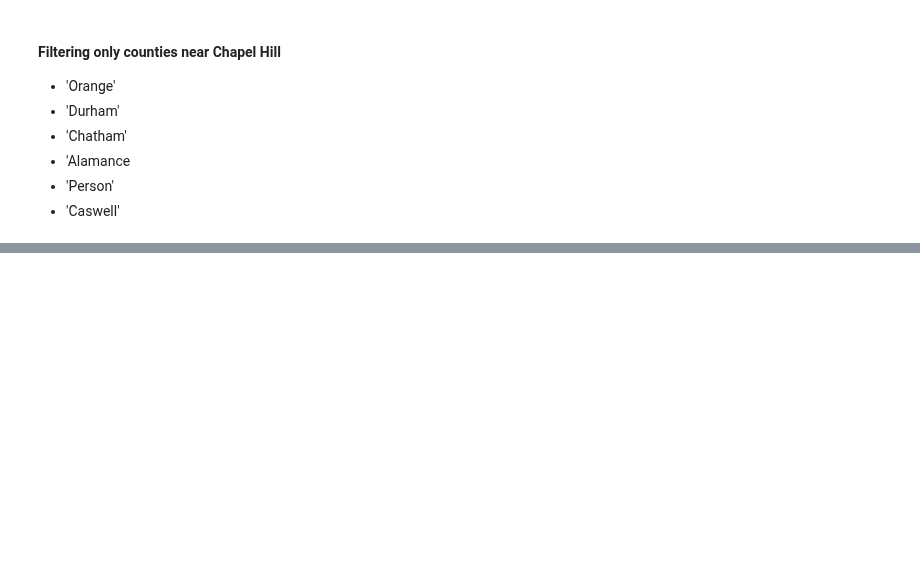
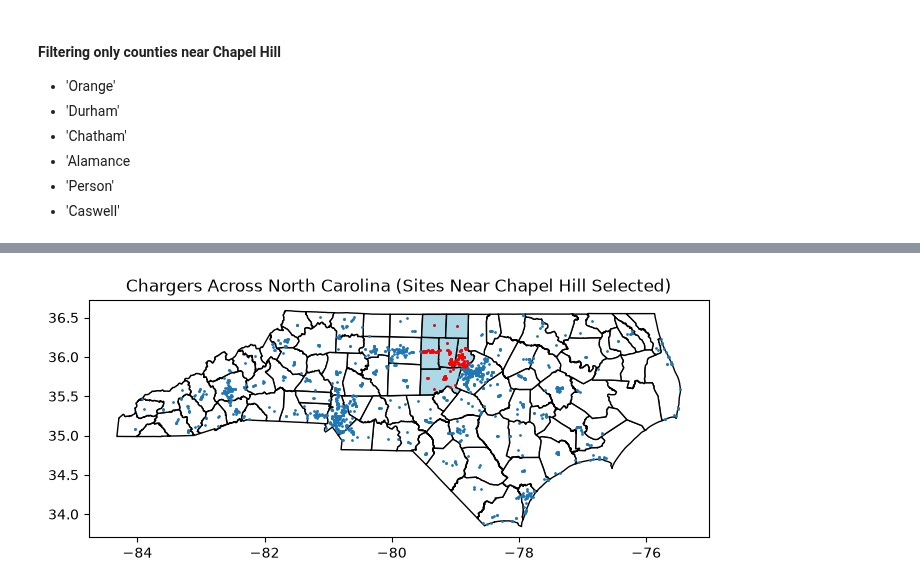
Before and after one commit to lexileach/geog592-lexleach, a Jupyter notebook: homework/week07/lexleach-hw08-geoprocessing.ipynb, the cells around one changed output, grey strips where cells are left out. Drawn from its saved outputs; the diff is of its cells as text; code cells hidden in the pictures; blank space fills up the shorter version.

```diff
--- a/homework/week07/lexleach-hw08-geoprocessing.ipynb
+++ b/homework/week07/lexleach-hw08-geoprocessing.ipynb
@@ -180,0 +195,7 @@ counties[["NAME"]]
+# %%
+# make a "within" spatial selection
+chap_area = near_chap.geometry.union_all()
+
+inside_chap = chargers.geometry.within(chap_area)
+
+inside_chap
@@ -180,0 +231,10 @@ counties[["NAME"]]
+# %%
+fig, ax = plt.subplots(figsize=(8,7))
+counties.plot(ax=ax, color="white", edgecolor="black")
+near_chap.plot(ax=ax, color="lightblue", edgecolor="black")
+chargers.plot(ax=ax, markersize=1)
+chargers[inside_chap].plot(ax=ax, markersize=1, c='red')
+ax.set_title("Chargers Across North Carolina (Sites Near Chapel Hill Selected)")
+plt.show()
+# %% [output]
+[figure, added]
```
Also changed, not shown: parts of 9 cells of this notebook, 1 other file.
